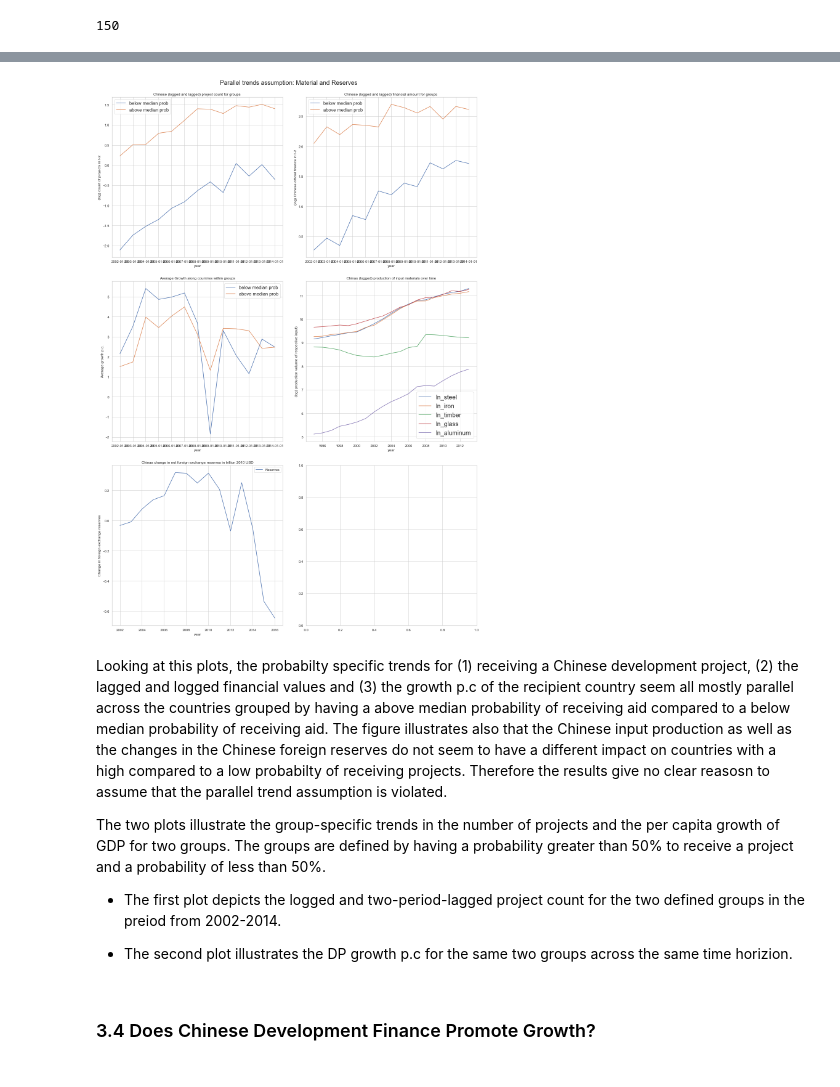
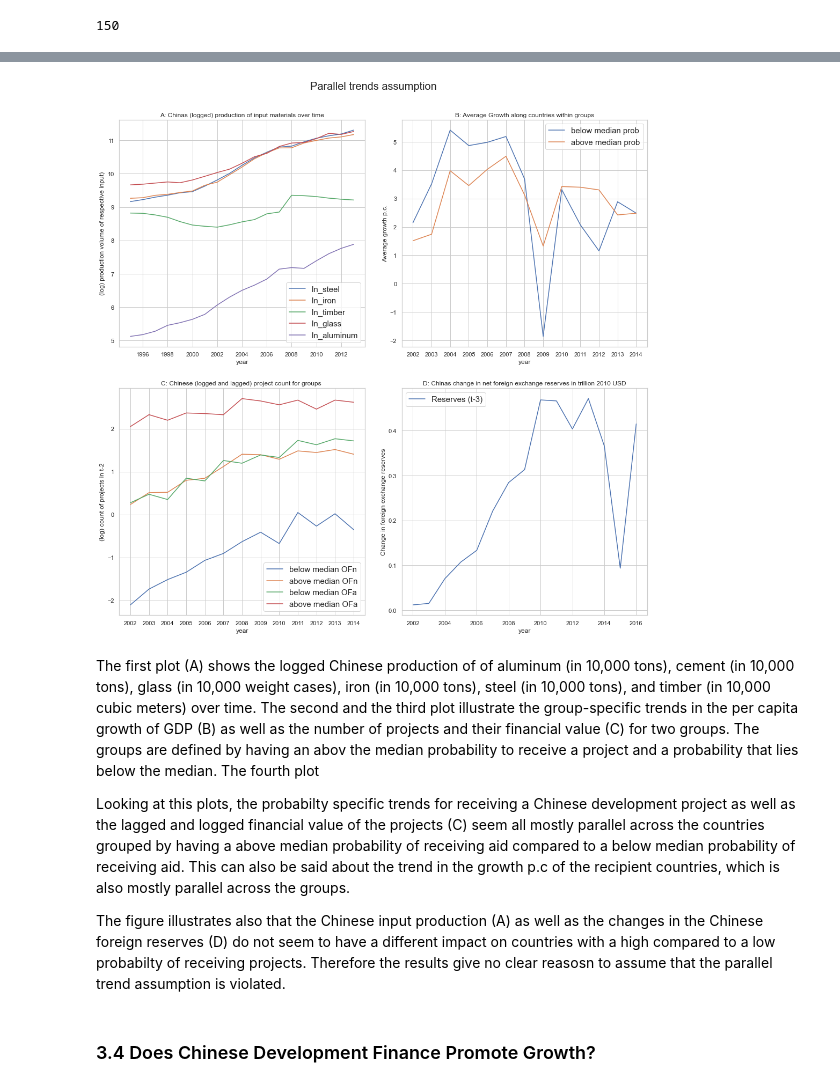
Before and after one commit to JonathanWillnow/ose-data-science-course-project-JonathanWillnow, a Jupyter notebook: JonathanWillnowOSE.ipynb, the cells around one changed output, grey strips where cells are left out. Drawn from its saved outputs; the diff is of its cells as text; code cells hidden in the pictures.

```diff
--- a/JonathanWillnowOSE.ipynb
+++ b/JonathanWillnowOSE.ipynb
@@ -765,6 +789,5 @@ This will be done in the following:
 # %%
-data4 = get_data_4(False)
-
+data4 = get_data_4(multiindex = False)
 len(data4.code.unique())
 # %% [output]
 150
@@ -781,61 +796,14 @@ plot_parallel_trends_2(data4)
-# %%
-sns.set_theme(style="whitegrid")
-
-input_data = pd.read_stata("data/test_instruments2.dta")
-fig, axes = plt.subplots(3,2, figsize=(18, 26))
-
-
-plt.subplot(321)
-fig.suptitle("Parallel trends assumption", fontsize = 20)
-ax = sns.lineplot(x= "year", y= "lower_probOFn_ln", data = results_df, label = "below median prob")
-ax = sns.lineplot(x= "year", y= "upper_probOFn_ln", data = results_df, label = "above median prob")
-ax.set_ylabel("(log) count of projects in t-2")
-ax.set_title("Chinese (logged and lagged) project count for groups ")
-plt.legend(fontsize = 15)
-
-plt.subplot(322)
-ax2 = sns.lineplot(x="year", y="lower_probOFa_ln", data = results_df, label = "below median prob")
-ax2 = sns.lineplot(x="year", y="upper_probOFa_ln", data = results_df, label = "above median prob")
-ax2.set_ylabel("(log) Chinese official finance in t-2")
-ax2.set_title("Chinese (logged and lagged) financial amount for groups ")
-plt.legend(fontsize=15)
-
-plt.subplot(323)
-ax3 = sns.lineplot(x="year",y= "lower_probGrowthpc", data = results_df, label = "below median prob")
-ax3 = sns.lineplot(x ="year",y= "upper_probGrowthpc", data = results_df, label = "above median prob")
-ax3.set_ylabel("Average growth p.c.")
-ax3.set_title("Average Growth along countries within groups")
-plt.legend(fontsize=15)
-
-fig.suptitle("Parallel trends assumption: Material and Reserves", fontsize = 20)
-plt.subplot(324)
-for plots in ["ln_steel", "ln_iron", "ln_timber", "ln_glass", "ln_aluminum"]:
-    ax = sns.lineplot(x = "year", y = plots, data = input_data, label = plots)
-
-ax.set_ylabel("(log) production volume of respective input)")
-ax.set_title("Chinas (logged) production of input materials over time");
-plt.legend(fontsize = 20)
-
-
-data_mod = data4[(data4.year >= "2002-01-01") & (data4.countryname == "Angola")]
-plt.subplot(325)
-ax2 = sns.lineplot(x = "year", y = "det_reservesCHN_con", data = data_mod, label = "Reserves")
-ax2.set_ylabel("Change in foreign exchange reserves")
-ax2.set_title("Chinas change in net foreign exchange reserves in trillion 2010 USD")
-
-
-plt.tight_layout(pad=2.5);
-# %% [output]
-[figure, removed]
+# %%
+plot_parallel_trends(results_df, data4)
+# %% [output]
+[figure, added]
 # %% [markdown]
-Looking at this plots, the probabilty specific trends for (1) receiving a Chinese development project, (2) the lagged and logged financial values and (3) the growth p.c of the recipient country seem all mostly parallel across the countries grouped by having a above median probability of receiving aid compared to a below median probability of receiving aid. The figure illustrates also  that the Chinese input production as well as the changes in the Chinese foreign reserves do not seem to have a different impact on countries with a high compared to a low probabilty of receiving projects. Therefore the results give no clear reasosn to assume that the parallel trend assumption is violated.
+The first plot (A) shows the logged Chinese production of of aluminum (in 10,000 tons), cement (in 10,000 tons), glass (in 10,000 weight cases), iron (in 10,000 tons), steel (in 10,000 tons), and timber (in 10,000 cubic meters) over time.
+The second and the third plot illustrate the group-specific trends in the per capita growth of GDP (B) as well as the number of projects and their financial value (C) for two groups. The groups are defined by having an abov the median probability to receive a project and a probability that lies below the median. The fourth plot
 
+Looking at this plots, the probabilty specific trends for receiving a Chinese development project as well as the lagged and logged financial value of the projects (C) seem all mostly parallel across the countries grouped by having a above median probability of receiving aid compared to a below median probability of receiving aid. This can also be said about the trend in the growth p.c of the recipient countries, which is also mostly parallel across the groups.
 
-The two plots illustrate the group-specific trends in the number of projects and the per capita growth of GDP for two groups. The groups are defined by having a probability greater than 50% to receive a project and a probability of less than 50%.
-
-* The first plot depicts the logged and two-period-lagged project count for the two defined groups in the preiod from 2002-2014.
-
-* The second plot illustrates the DP growth p.c for the same two groups across the same time horizion.
+The figure illustrates also  that the Chinese input production (A) as well as the changes in the Chinese foreign reserves (D) do not seem to have a different impact on countries with a high compared to a low probabilty of receiving projects. Therefore the results give no clear reasosn to assume that the parallel trend assumption is violated.
 # %% [markdown]
 ### 3.4 Does Chinese Development Finance Promote Growth?
 # %% [markdown]
```
Also changed, not shown: parts of 18 cells of this notebook.
